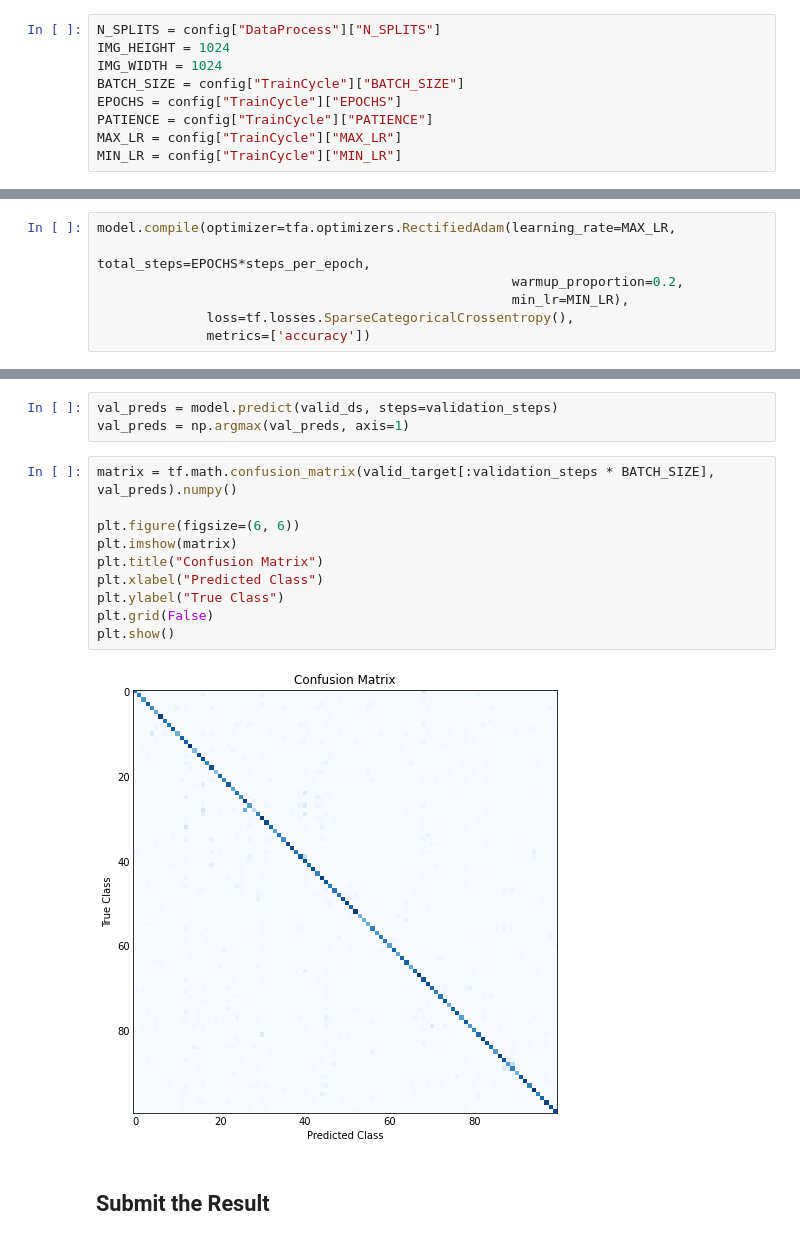
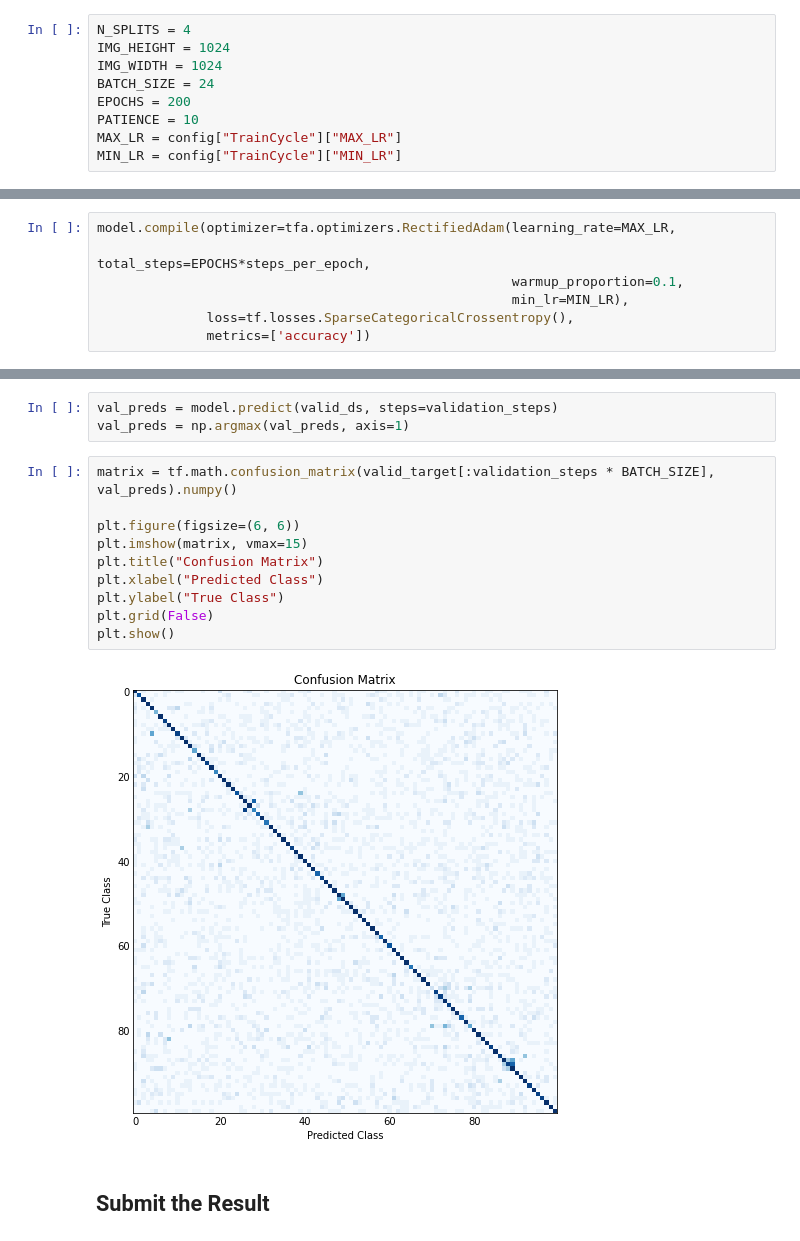
Before and after one commit to Huai-Yuan/Sorghum-100_Cultivar_Identification, a Jupyter notebook: EfficientNet_RAdam_Crossentropy_fullsize.ipynb, the cells around one changed output, grey strips where cells are left out. Cells and saved outputs as stored; diff of their text form.

```diff
--- a/EfficientNet_RAdam_Crossentropy_fullsize.ipynb
+++ b/EfficientNet_RAdam_Crossentropy_fullsize.ipynb
@@ -20,12 +15,12 @@ If you will use compatible GPU(s) not attached to this host, e.g. by running a m
 # %%
 config = json.load(open("./conf/config.json"))
 # %%
-N_SPLITS = config["DataProcess"]["N_SPLITS"]
+N_SPLITS = 4
 IMG_HEIGHT = 1024
 IMG_WIDTH = 1024
-BATCH_SIZE = config["TrainCycle"]["BATCH_SIZE"]
-EPOCHS = config["TrainCycle"]["EPOCHS"]
-PATIENCE = config["TrainCycle"]["PATIENCE"]
+BATCH_SIZE = 24
+EPOCHS = 200
+PATIENCE = 10
 MAX_LR = config["TrainCycle"]["MAX_LR"]
 MIN_LR = config["TrainCycle"]["MIN_LR"]
 # %%
@@ -95,7 +90,7 @@ validation_steps = len(valid_target)//BATCH_SIZE
 # %%
 model.compile(optimizer=tfa.optimizers.RectifiedAdam(learning_rate=MAX_LR,
                                                      total_steps=EPOCHS*steps_per_epoch,
-                                                     warmup_proportion=0.2,
+                                                     warmup_proportion=0.1,
                                                      min_lr=MIN_LR),
               loss=tf.losses.SparseCategoricalCrossentropy(),
               metrics=['accuracy'])
@@ -137,14 +149,14 @@ val_preds = np.argmax(val_preds, axis=1)
 # %%
 matrix = tf.math.confusion_matrix(valid_target[:validation_steps * BATCH_SIZE], val_preds).numpy()
 
 plt.figure(figsize=(6, 6))
-plt.imshow(matrix)
+plt.imshow(matrix, vmax=15)
 plt.title("Confusion Matrix")
 plt.xlabel("Predicted Class")
 plt.ylabel("True Class")
 plt.grid(False)
 plt.show()
 # %% [output]
-[figure, old version]
+[figure, new version]
 # %% [markdown]
 ## Submit the Result
```
Also changed, not shown: parts of 13 cells of this notebook, 1 other file.
